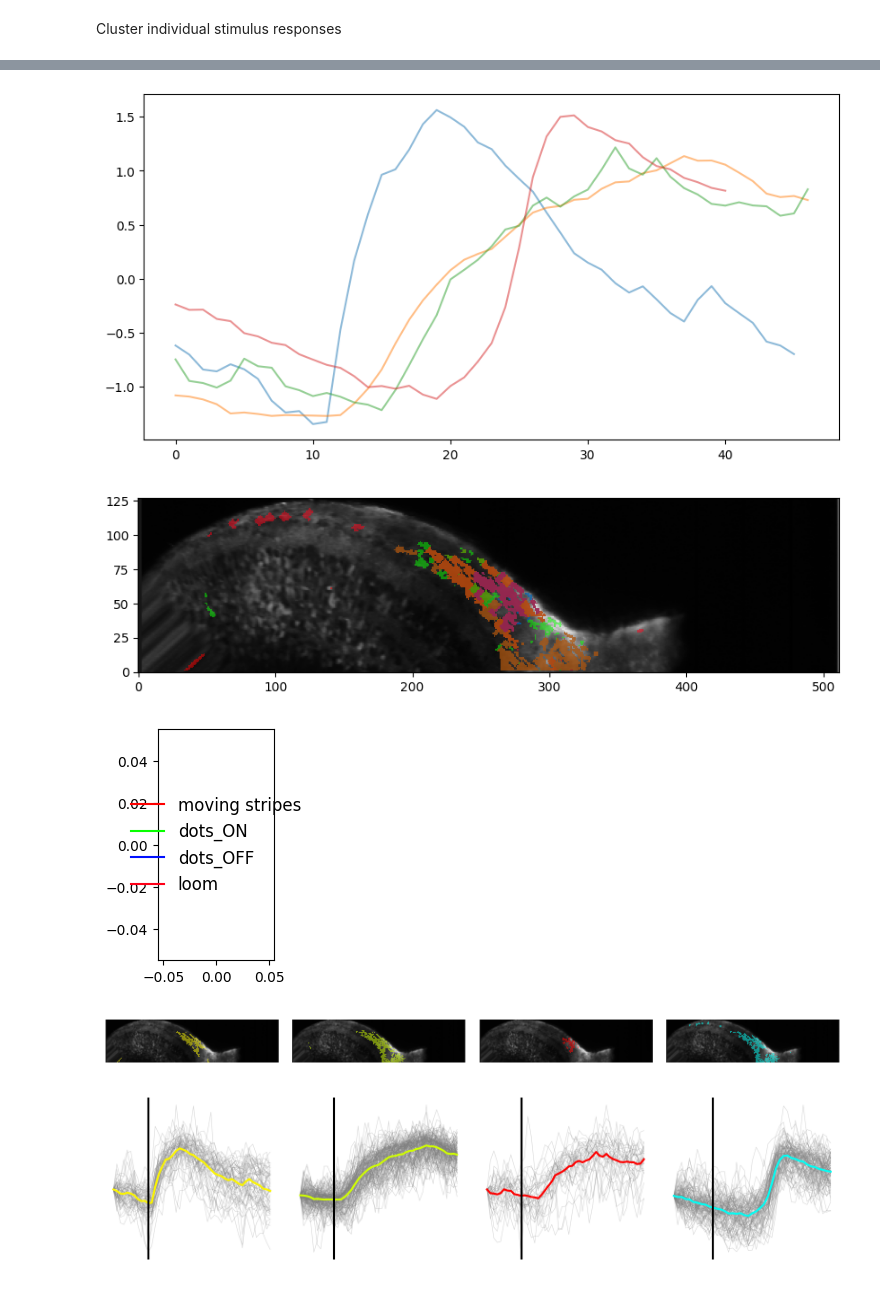
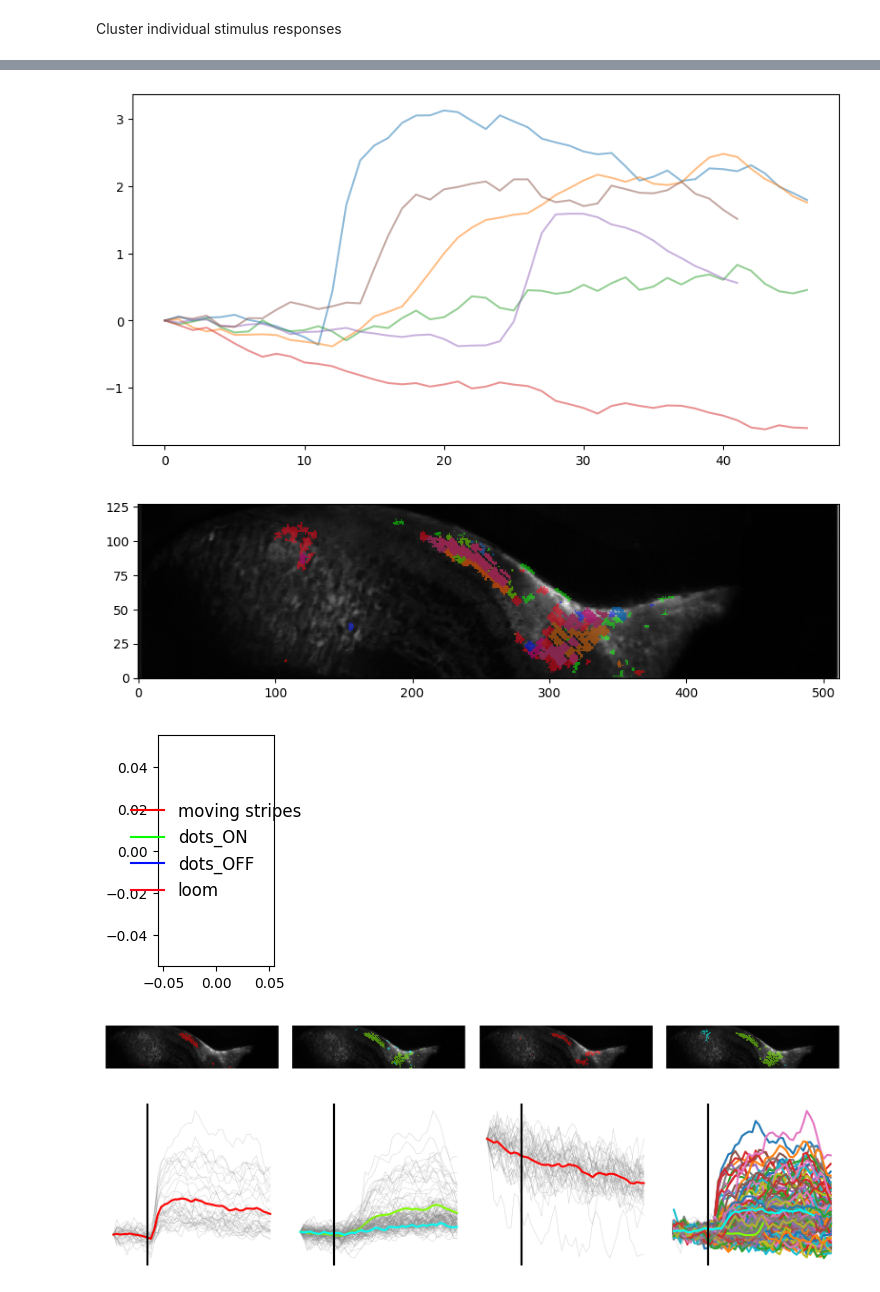
Before and after one commit to simbru/pygor, a Jupyter notebook: ROI_clustering_multiplane.ipynb, the cells around one changed output, grey strips where cells are left out. Saved outputs shown, nothing was run; the diff lists cells and outputs as text; code cells hidden in the pictures.

```diff
--- a/ROI_clustering_multiplane.ipynb
+++ b/ROI_clustering_multiplane.ipynb
@@ -54,6 +54,6 @@ export_path = 'C:/Users/Michael Forsthofer/OneDrive - University of Sussex/Baden
 # %%
-filename = '2024-10-14_x241014_53_cOTs.h5'
-depth = 350
+filename = '2024-10-3_x241003_2_53_4cOTs.h5'
+depth = 266
 ETL_surface = 1500
 ETL_step=1
 start_plane = 1
@@ -123,7 +123,7 @@ included_responses = []
 
 append_idx = 1000
 append_idx_post = 1000
-SD_threshold = 1.2
+SD_threshold = 1.4
 roi_x_border = 400
 downsample_factor = 100
 
@@ -250,0 +251,13 @@ for idx, cur_clust in enumerate(responses_sorted):
+# %%
+a = []
+b = []
+def calc_tracestats(trace, prestim_dur_inds, samplerate_inds, resample_factor):
+        baseline = np.mean(trace[0:prestim_dur])
+        trace_corrected = trace-baseline
+        plt.plot(trace_corrected)
+        pk_loc = np.argmax(abs(trace_corrected))
+        amplitude = trace_corrected[pk_loc]
+        area = np.cumsum(trace_corrected)[-1]
+        pk_latency = pk_loc
+        return amplitude, area, pk_latency
+[a, b, c] = calc_tracestats(responses_sorted[stim_idx][cur_roi], append_idx, fs, downsample_factor)
@@ -251,11 +270,13 @@ for idx, cur_clust in enumerate(responses_sorted):
 # %%
 min_traces_per_cluster = 6
-correlation_threshold = 0.68
+correlation_threshold = 0.34
 
 roi_indices_export = {}
 roi_depth_export = {}
 roi_size_export = {}
 roi_amplitude_export = {}
+roi_area_export = {}
+roi_latency_export = {}
 roi_xy_export = {}
 roi_centroid_x_export = {}
 roi_centroid_y_export = {}
@@ -298,8 +319,11 @@ for stim_idx, cur_stim in enumerate(stimtypes_relevant):
 
     cluster_indices_export = []
     cluster_depth_export = []
+    plane_depths_export = []
     cluster_size_export = []
     cluster_amplitude_export = []
+    cluster_area_export = []
+    cluster_latency_export = []
     cluster_xy_export = []
     roi_indices_export[cur_stim] = []
     cluster_centroid_x_export = []
@@ -318,29 +342,35 @@ for stim_idx, cur_stim in enumerate(stimtypes_relevant):
             continue
 
         found_rois = (responding_rois[cur_stim][idx]+1)*-1
-        found_depths = np.hstack([found_depths, data_object.ipl_depths[responding_rois[cur_stim][idx]]])
-
+        found_depths = data_object.ipl_depths[responding_rois[cur_stim][idx]]
 
         sizes = np.array([])
         amps = np.array([])
+        areas = np.array([])
+        latencies = np.array([])
         cur_centroid_x = np.array([])
         cur_centroid_y = np.array([])
         cur_plane_depth = np.array([])
+
         for cur_roi in responding_rois[cur_stim][idx]:
             roi_size =len(np.where(data_object.rois==(cur_roi+1)*-1)[0])
             cur_roi_depth = data_object.ipl_depths[cur_roi]
-            roi_amplitude = np.max(responses_sorted[stim_idx][cur_roi])-np.min(responses_sorted[stim_idx][cur_roi])
+            roi_amplitude, roi_activity_area, roi_maxlatency = calc_tracestats(responses_sorted[stim_idx][cur_roi], append_idx, fs, downsample_factor)
             found_depths_area_amplitudecorrected = np.hstack([found_depths_area_amplitudecorrected, np.repeat(cur_roi_depth, roi_size+round(roi_amplitude))])
             sizes = np.append(sizes, roi_size)
             amps = np.append(amps, roi_amplitude)
+            areas = np.append(areas, roi_activity_area)
+            latencies = np.append(latencies, roi_maxlatency)
             cur_centroid_x = np.append(cur_centroid_x, np.mean(np.where(data_object.rois==(cur_roi+1)*-1)[1]))
             cur_centroid_y = np.append(cur_centroid_y, np.mean(np.where(data_object.rois==(cur_roi+1)*-1)[0]))
-            cur_plane_depth = np.append(cur_plane_depth, calc_roi_plane(cur_centroid[0], data_object.average_stack.shape[0], data_object.n_planes, slices, start_plane))
-        cluster_depths_export.append(cur_plane_depth)
+            cur_plane_depth = np.append(cur_plane_depth, calc_roi_plane(cur_centroid_y[-1], data_object.average_stack.shape[0], data_object.n_planes, slices, start_plane))
+        plane_depths_export.append(cur_plane_depth)
         cluster_size_export.append(sizes)
         cluster_amplitude_export.append(amps)
-        cluster_centroid_x_export.extend(cur_centroid_x)
-        cluster_centroid_y_export.extend(cur_centroid_y)
+        cluster_area_export.append(areas)
+        cluster_latency_export.append(latencies)
+        cluster_centroid_x_export.append(cur_centroid_x)
+        cluster_centroid_y_export.append(cur_centroid_y)
 
         #found_rois = (np.where(cluster_allocations[cur_stim] == idx+1)[0]) * -1
         mask = np.isin(data_object.rois, found_rois)
@@ -378,16 +408,16 @@ for stim_idx, cur_stim in enumerate(stimtypes_relevant):
             n_traces[index_of_dots_ON] = n_traces[index_of_dots_ON] + len(stim_responses[idx_stim][cur_label_array == cur_label,:].transpose())
         except:
             print('stim not in list')
-
     roi_indices_export[cur_stim] = cluster_indices_export
     roi_depth_export[cur_stim] = cluster_depth_export
     roi_size_export[cur_stim] = cluster_size_export
     roi_amplitude_export[cur_stim] = cluster_amplitude_export
+    roi_area_export[cur_stim] = cluster_area_export
+    roi_latency_export[cur_stim] = cluster_latency_export
     roi_xy_export[cur_stim] = cluster_xy_export
     roi_centroid_x_export[cur_stim] = cluster_centroid_x_export
     roi_centroid_y_export[cur_stim] = cluster_centroid_y_export
-    roi_plane_export[cur_stim] = cluster_depths_export
-
+    roi_plane_export[cur_stim] = plane_depths_export
     ipl_depths[cur_stim] = found_depths
     ipl_depths_area_amplitudecorrected[cur_stim] = found_depths_area_amplitudecorrected
 f4.tight_layout()
@@ -417,7 +441,7 @@ skipped loom cluster 1, correlation too low
 stim not in list
 skipped loom cluster 3, correlation too low
-[figure, old version]
+[figure, new version]
-[figure, old version]
+[figure, new version]
 [figure]
-[figure, old version]
+[figure, new version]
-[figure, old version]
+[figure, new version]
```
Also changed, not shown: parts of 16 cells of this notebook, 1 other file.
